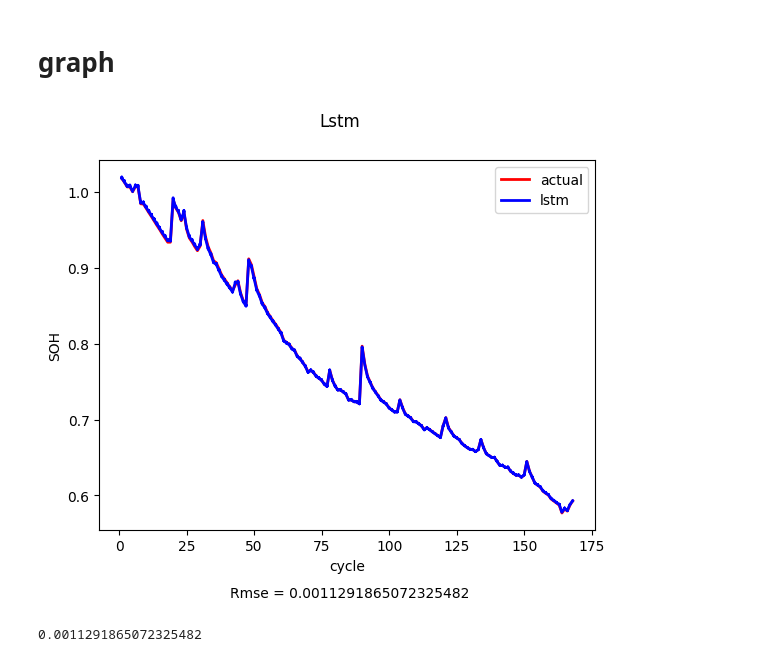
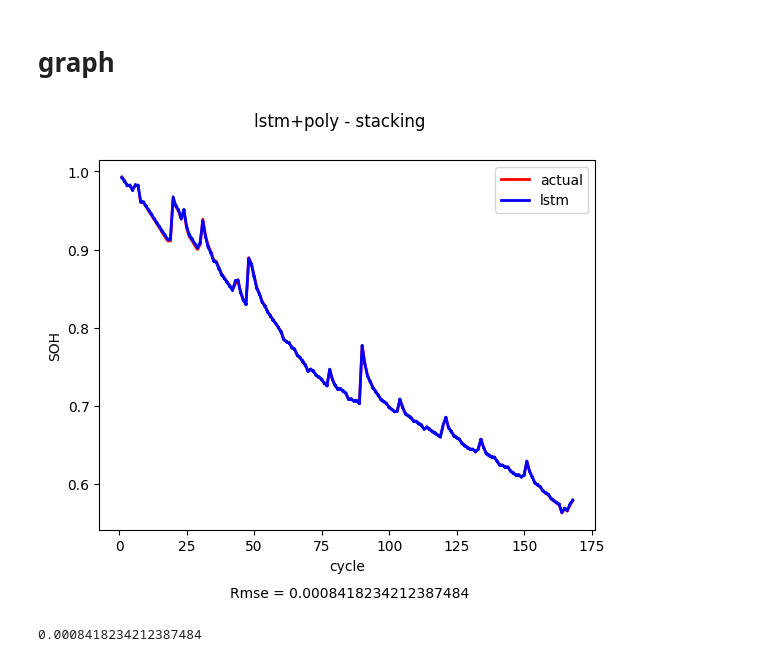
Before and after one commit to Tarakesh-sampath/State-of-Health-Estimation-Battery, a Jupyter notebook: Models/enessembled.ipynb, the cells around one changed output. Cells and saved outputs as stored; diff of their text form; code cells hidden in the pictures.

```diff
--- a/Models/enessembled.ipynb
+++ b/Models/enessembled.ipynb
@@ -18,7 +18,7 @@ file_2="/workspaces/State-of-Health-Estimation-Battery/Dataset/B0006_dis_dataset
 dataset_1=pd.read_csv(file_1)
 dataset_2=pd.read_csv(file_2)
 
-C_max=2
+C_max=2.05
 
 #renaming columns for simplicity
 dataset_1.columns=['cycle',"capacity",'voltage', 'current','temperature', 'current_load', 'voltage_load',"time"]
@@ -171,13 +171,3 @@ lstm_predictions = lstm_model.predict(X_test_lstm)
 1387/1387 ━━━━━━━━━━━━━━━━━━━━ 2s 1ms/step
 # %% [markdown]
 # stacking prediction
-# %%
-# Stack the predictions as new features
-stacked_predictions = np.column_stack((poly_predictions, lstm_predictions))
-
-# Fit the meta-model
-meta_model = LinearRegression()
-meta_model.fit(stacked_predictions, y_test)  # y_test is the true labels
-
-# Make final predictions
-final_predictions = meta_model.predict(stacked_predictions)
@@ -195,14 +192,14 @@ print(f'R-squared: {r2}')
 # %%
 plt.plot(X_test["cycle"],y_test,color='red',label='actual',linewidth=2)
 plt.plot(X_test["cycle"],final_predictions,color='blue',label="lstm",linewidth=2)
 plt.xlabel("cycle")
 plt.ylabel("SOH")
 rmse="Rmse = "+str(np.sqrt(metrics.mean_squared_error(y_test, final_predictions)))
 plt.figtext(0.33, -0.03, rmse, fontsize=10)
 plt.legend(loc="upper right")
-plt.suptitle("Lstm")
+plt.suptitle("lstm+poly - stacking")
 plt.show()
 print(np.sqrt(metrics.mean_squared_error(y_test, final_predictions)))
 # %% [output]
-[figure, old version]
+[figure, new version]
-0.0011291865072325482
+0.0008418234212387484
```
Also changed, not shown: parts of 5 cells of this notebook, 3 other files.
